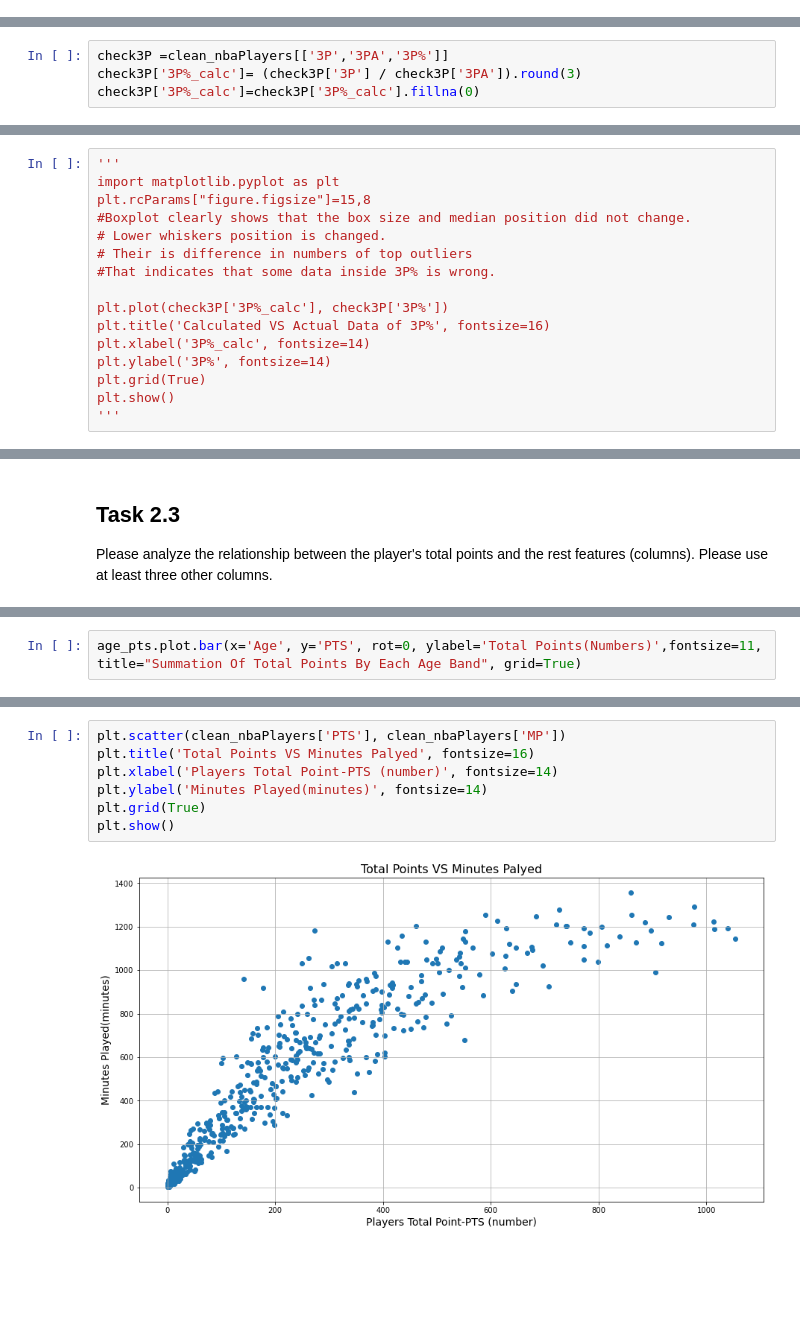
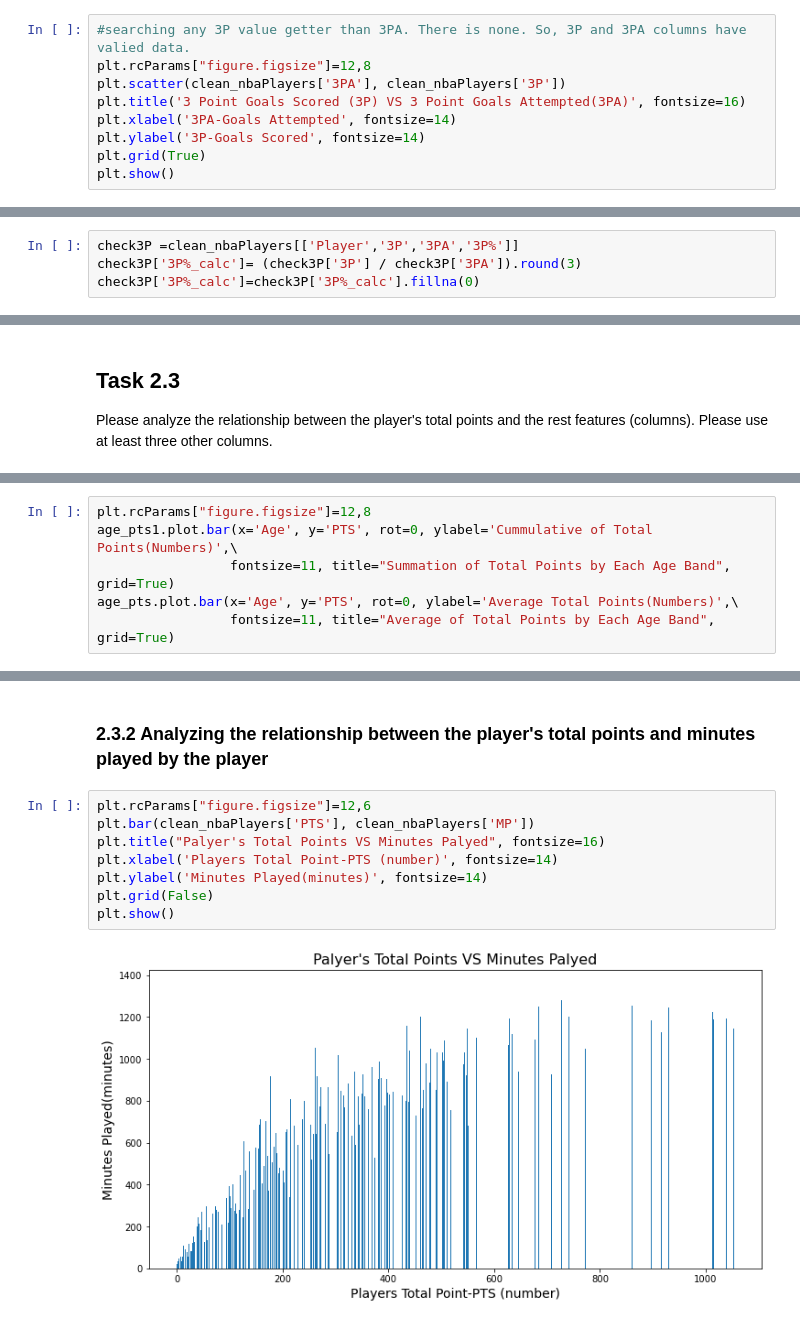
Before and after one commit to SyedKabir-dataWorm/DataCleaning_DataExploration_StatisticalAnalysis, a Jupyter notebook: project_data_exploration.ipynb, the cells around one changed output, grey strips where cells are left out. Saved outputs shown, nothing was run; the diff lists cells and outputs as text; blank space fills up the shorter version.

```diff
--- a/project_data_exploration.ipynb
+++ b/project_data_exploration.ipynb
@@ -362,0 +425,9 @@ plt.scatter(clean_nbaPlayers['3PA'], clean_nbaPlayers['3P'])
+# %%
+#searching any 3P value getter than 3PA. There is none. So, 3P and 3PA columns have valied data.
+plt.rcParams["figure.figsize"]=12,8
+plt.scatter(clean_nbaPlayers['3PA'], clean_nbaPlayers['3P'])
+plt.title('3 Point Goals Scored (3P) VS 3 Point Goals Attempted(3PA)', fontsize=16)
+plt.xlabel('3PA-Goals Attempted', fontsize=14)
+plt.ylabel('3P-Goals Scored', fontsize=14)
+plt.grid(True)
+plt.show()
@@ -363,5 +438,5 @@ plt.scatter(clean_nbaPlayers['3PA'], clean_nbaPlayers['3P'])
 # %%
-check3P =clean_nbaPlayers[['3P','3PA','3P%']]
+check3P =clean_nbaPlayers[['Player','3P','3PA','3P%']]
 check3P['3P%_calc']= (check3P['3P'] / check3P['3PA']).round(3)
 check3P['3P%_calc']=check3P['3P%_calc'].fillna(0)
 # %% [output]
@@ -401,16 +464,0 @@ plt.show()
-# %%
-'''
-import matplotlib.pyplot as plt
-plt.rcParams["figure.figsize"]=15,8
-#Boxplot clearly shows that the box size and median position did not change.
-# Lower whiskers position is changed.
-# Their is difference in numbers of top outliers
-#That indicates that some data inside 3P% is wrong.
-
-plt.plot(check3P['3P%_calc'], check3P['3P%'])
-plt.title('Calculated VS Actual Data of 3P%', fontsize=16)
-plt.xlabel('3P%_calc', fontsize=14)
-plt.ylabel('3P%', fontsize=14)
-plt.grid(True)
-plt.show()
-'''
@@ -495,3 +524,7 @@ age_pts=clean_nbaPlayers.groupby('Age',as_index=False).sum()
 # %%
-age_pts.plot.bar(x='Age', y='PTS', rot=0, ylabel='Total Points(Numbers)',fontsize=11, title="Summation Of Total Points By Each Age Band", grid=True)
+plt.rcParams["figure.figsize"]=12,8
+age_pts1.plot.bar(x='Age', y='PTS', rot=0, ylabel='Cummulative of Total Points(Numbers)',\
+                 fontsize=11, title="Summation of Total Points by Each Age Band", grid=True)
+age_pts.plot.bar(x='Age', y='PTS', rot=0, ylabel='Average Total Points(Numbers)',\
+                 fontsize=11, title="Average of Total Points by Each Age Band", grid=True)
 # %% [output]
@@ -500,9 +534,12 @@ age_pts.plot.bar(x='Age', y='PTS', rot=0, ylabel='Total Points(Numbers)',fontsiz
+# %% [markdown]
+### 2.3.2 Analyzing the relationship between the player's total points and minutes played by the player
 # %%
-plt.scatter(clean_nbaPlayers['PTS'], clean_nbaPlayers['MP'])
-plt.title('Total Points VS Minutes Palyed', fontsize=16)
+plt.rcParams["figure.figsize"]=12,6
+plt.bar(clean_nbaPlayers['PTS'], clean_nbaPlayers['MP'])
+plt.title("Palyer's Total Points VS Minutes Palyed", fontsize=16)
 plt.xlabel('Players Total Point-PTS (number)', fontsize=14)
 plt.ylabel('Minutes Played(minutes)', fontsize=14)
-plt.grid(True)
+plt.grid(False)
 plt.show()
 # %% [output]
-[figure, old version]
+[figure, new version]
```
Also changed, not shown: parts of 62 cells of this notebook, 1 other file.
